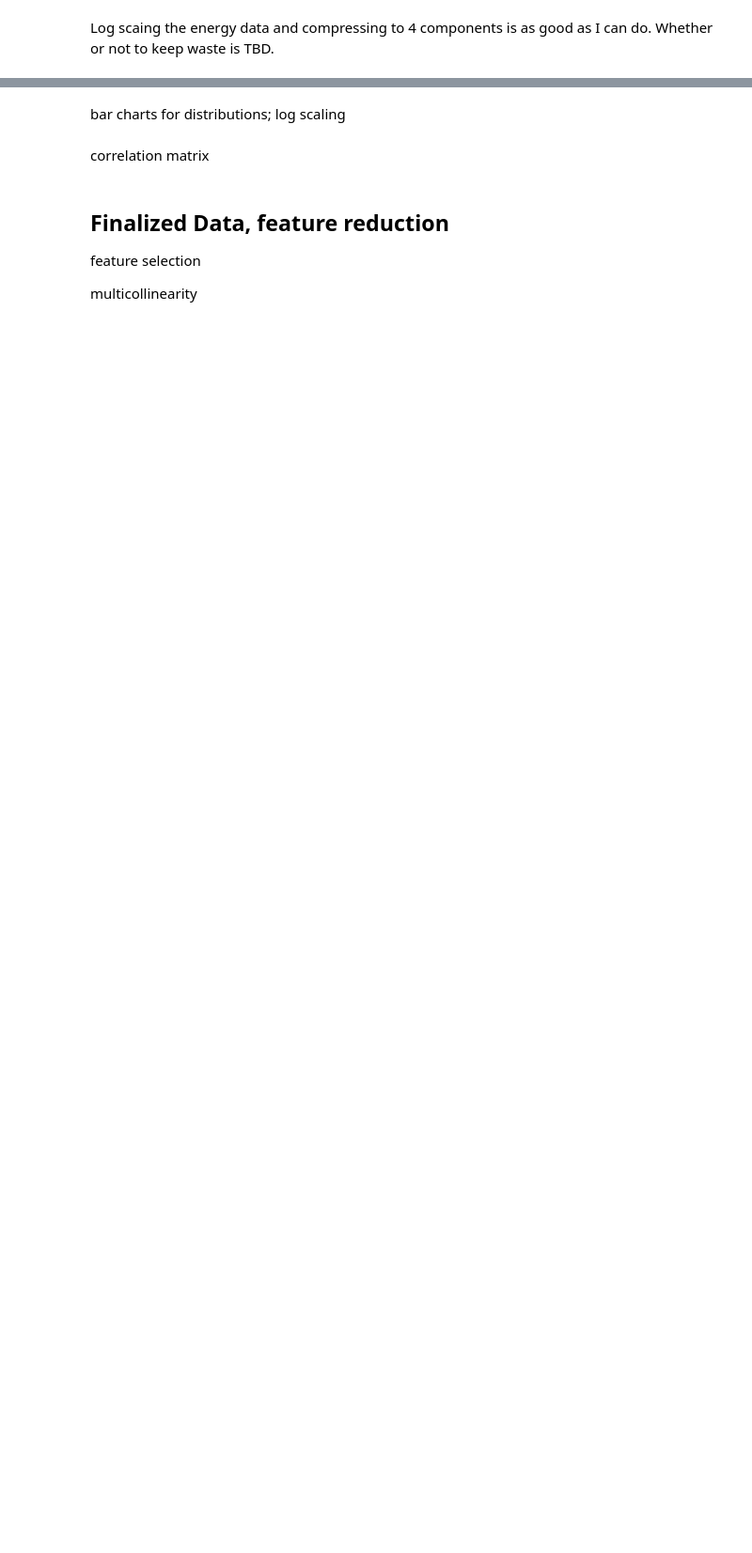
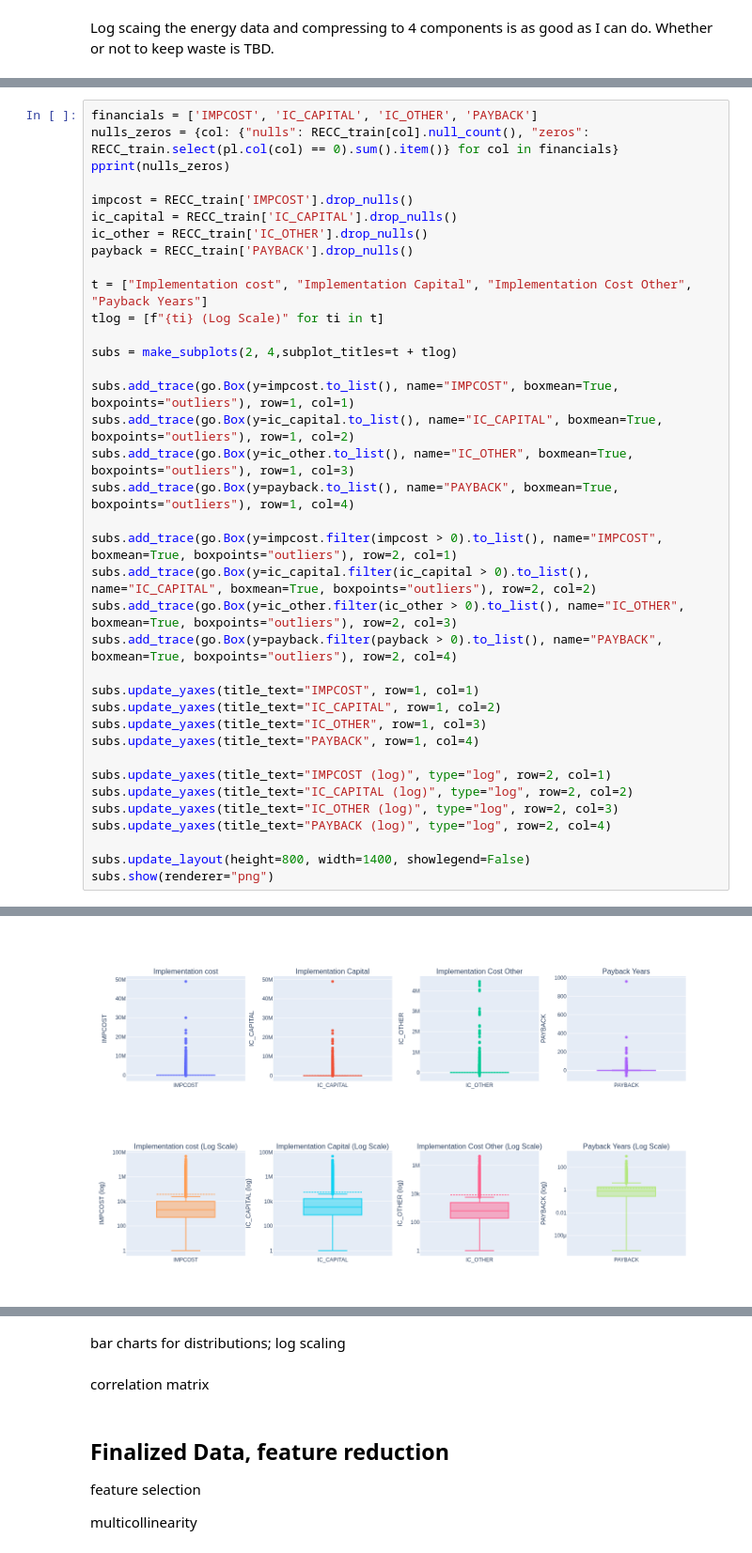
Before and after one commit to skookumer/ITAC-Analysis, a Jupyter notebook: arnold_midterm.ipynb, the cells around one changed output, grey strips where cells are left out. Shown at 94% size. Drawn from its saved outputs; the diff is of its cells as text; blank space fills up the shorter version.

```diff
--- a/arnold_midterm.ipynb
+++ b/arnold_midterm.ipynb
@@ -944,0 +976,38 @@ cols = ['ARC2', 'IMPCOST', 'PSOURCCODE', 'SSOURCCODE', 'TSOURCCODE', 'QSOURCCODE
+# %%
+financials = ['IMPCOST', 'IC_CAPITAL', 'IC_OTHER', 'PAYBACK']
+nulls_zeros = {col: {"nulls": RECC_train[col].null_count(), "zeros": RECC_train.select(pl.col(col) == 0).sum().item()} for col in financials}
+pprint(nulls_zeros)
+
+impcost = RECC_train['IMPCOST'].drop_nulls()
+ic_capital = RECC_train['IC_CAPITAL'].drop_nulls()
+ic_other = RECC_train['IC_OTHER'].drop_nulls()
+payback = RECC_train['PAYBACK'].drop_nulls()
+
+t = ["Implementation cost", "Implementation Capital", "Implementation Cost Other", "Payback Years"]
+tlog = [f"{ti} (Log Scale)" for ti in t]
+
+subs = make_subplots(2, 4,subplot_titles=t + tlog)
+
+subs.add_trace(go.Box(y=impcost.to_list(), name="IMPCOST", boxmean=True, boxpoints="outliers"), row=1, col=1)
+subs.add_trace(go.Box(y=ic_capital.to_list(), name="IC_CAPITAL", boxmean=True, boxpoints="outliers"), row=1, col=2)
+subs.add_trace(go.Box(y=ic_other.to_list(), name="IC_OTHER", boxmean=True, boxpoints="outliers"), row=1, col=3)
+subs.add_trace(go.Box(y=payback.to_list(), name="PAYBACK", boxmean=True, boxpoints="outliers"), row=1, col=4)
+
+subs.add_trace(go.Box(y=impcost.filter(impcost > 0).to_list(), name="IMPCOST", boxmean=True, boxpoints="outliers"), row=2, col=1)
+subs.add_trace(go.Box(y=ic_capital.filter(ic_capital > 0).to_list(), name="IC_CAPITAL", boxmean=True, boxpoints="outliers"), row=2, col=2)
+subs.add_trace(go.Box(y=ic_other.filter(ic_other > 0).to_list(), name="IC_OTHER", boxmean=True, boxpoints="outliers"), row=2, col=3)
+subs.add_trace(go.Box(y=payback.filter(payback > 0).to_list(), name="PAYBACK", boxmean=True, boxpoints="outliers"), row=2, col=4)
+
+subs.update_yaxes(title_text="IMPCOST", row=1, col=1)
+subs.update_yaxes(title_text="IC_CAPITAL", row=1, col=2)
+subs.update_yaxes(title_text="IC_OTHER", row=1, col=3)
+subs.update_yaxes(title_text="PAYBACK", row=1, col=4)
+
+subs.update_yaxes(title_text="IMPCOST (log)", type="log", row=2, col=1)
+subs.update_yaxes(title_text="IC_CAPITAL (log)", type="log", row=2, col=2)
+subs.update_yaxes(title_text="IC_OTHER (log)", type="log", row=2, col=3)
+subs.update_yaxes(title_text="PAYBACK (log)", type="log", row=2, col=4)
+
+subs.update_layout(height=800, width=1400, showlegend=False)
+subs.show(renderer="png")
+# %% [output]
@@ -944,0 +1018 @@ cols = ['ARC2', 'IMPCOST', 'PSOURCCODE', 'SSOURCCODE', 'TSOURCCODE', 'QSOURCCODE
+[figure, added]
```
Also changed, not shown: parts of 11 cells of this notebook.
